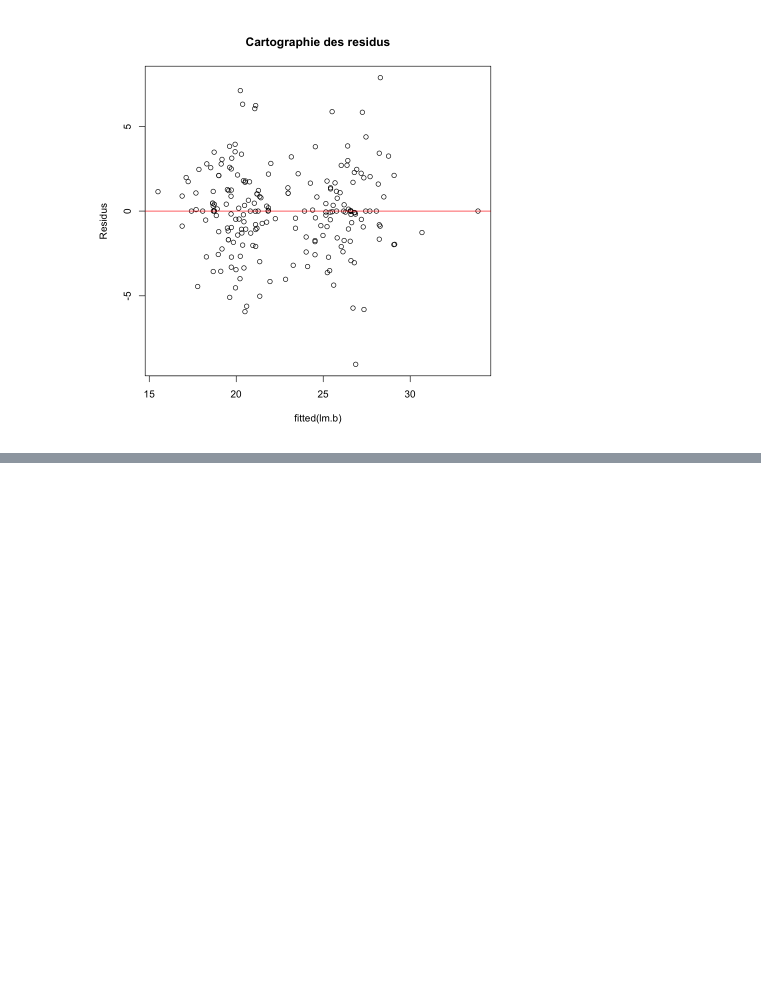
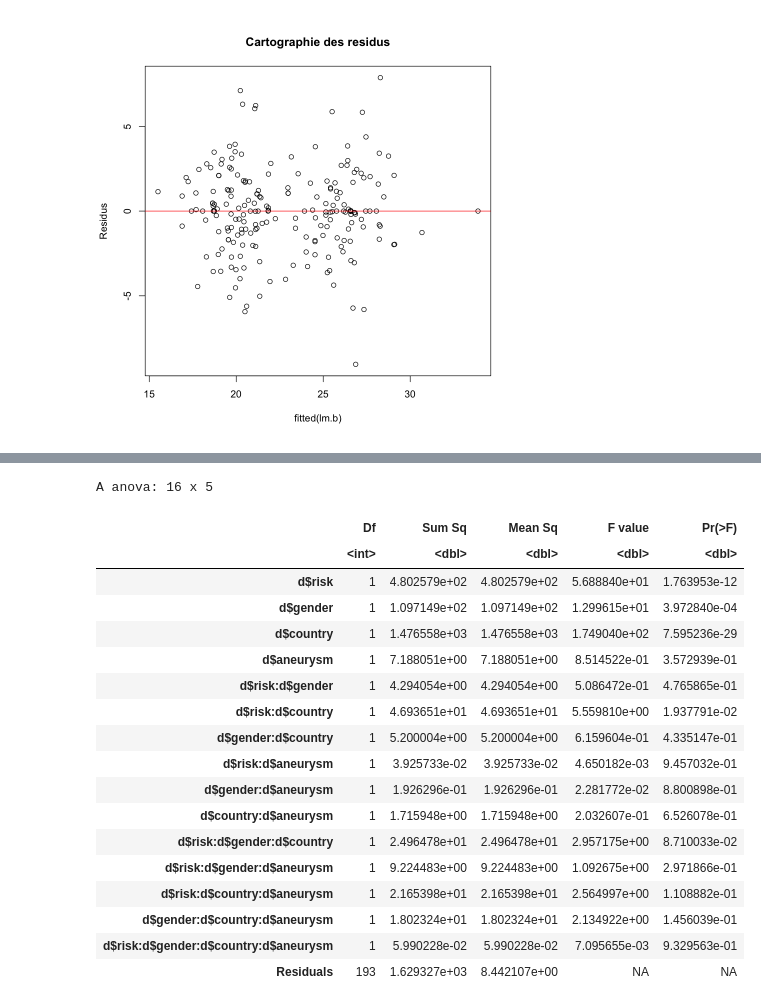
Before and after one commit to JulieLasry/Statistiques_article, a Jupyter notebook: Stats_article.ipynb, the cells around one changed output, grey strips where cells are left out. Saved outputs shown, nothing was run; the diff lists cells and outputs as text; code cells hidden in the pictures; blank space fills up the shorter version.

```diff
--- a/Stats_article.ipynb
+++ b/Stats_article.ipynb
@@ -178,0 +214,22 @@ library(car)
+# %%
+anova(lm(d$bmi~d$risk*d$gender*d$country*d$aneurysm,data=d))
+# %% [output]
+A anova: 16 x 5
+|  | Df | Sum Sq | Mean Sq | F value | Pr(>F) |
+|  | <int> | <dbl> | <dbl> | <dbl> | <dbl> |
+| d$risk | 1 | 4.802579e+02 | 4.802579e+02 | 5.688840e+01 | 1.763953e-12 |
+| d$gender | 1 | 1.097149e+02 | 1.097149e+02 | 1.299615e+01 | 3.972840e-04 |
+| d$country | 1 | 1.476558e+03 | 1.476558e+03 | 1.749040e+02 | 7.595236e-29 |
+| d$aneurysm | 1 | 7.188051e+00 | 7.188051e+00 | 8.514522e-01 | 3.572939e-01 |
+| d$risk:d$gender | 1 | 4.294054e+00 | 4.294054e+00 | 5.086472e-01 | 4.765865e-01 |
+| d$risk:d$country | 1 | 4.693651e+01 | 4.693651e+01 | 5.559810e+00 | 1.937791e-02 |
+| d$gender:d$country | 1 | 5.200004e+00 | 5.200004e+00 | 6.159604e-01 | 4.335147e-01 |
+| d$risk:d$aneurysm | 1 | 3.925733e-02 | 3.925733e-02 | 4.650182e-03 | 9.457032e-01 |
+| d$gender:d$aneurysm | 1 | 1.926296e-01 | 1.926296e-01 | 2.281772e-02 | 8.800898e-01 |
+| d$country:d$aneurysm | 1 | 1.715948e+00 | 1.715948e+00 | 2.032607e-01 | 6.526078e-01 |
+| d$risk:d$gender:d$country | 1 | 2.496478e+01 | 2.496478e+01 | 2.957175e+00 | 8.710033e-02 |
+| d$risk:d$gender:d$aneurysm | 1 | 9.224483e+00 | 9.224483e+00 | 1.092675e+00 | 2.971866e-01 |
+| d$risk:d$country:d$aneurysm | 1 | 2.165398e+01 | 2.165398e+01 | 2.564997e+00 | 1.108882e-01 |
+| d$gender:d$country:d$aneurysm | 1 | 1.802324e+01 | 1.802324e+01 | 2.134922e+00 | 1.456039e-01 |
+| d$risk:d$gender:d$country:d$aneurysm | 1 | 5.990228e-02 | 5.990228e-02 | 7.095655e-03 | 9.329563e-01 |
+| Residuals | 193 | 1.629327e+03 | 8.442107e+00 | NA | NA |
```
Also changed, not shown: parts of 14 cells of this notebook.
